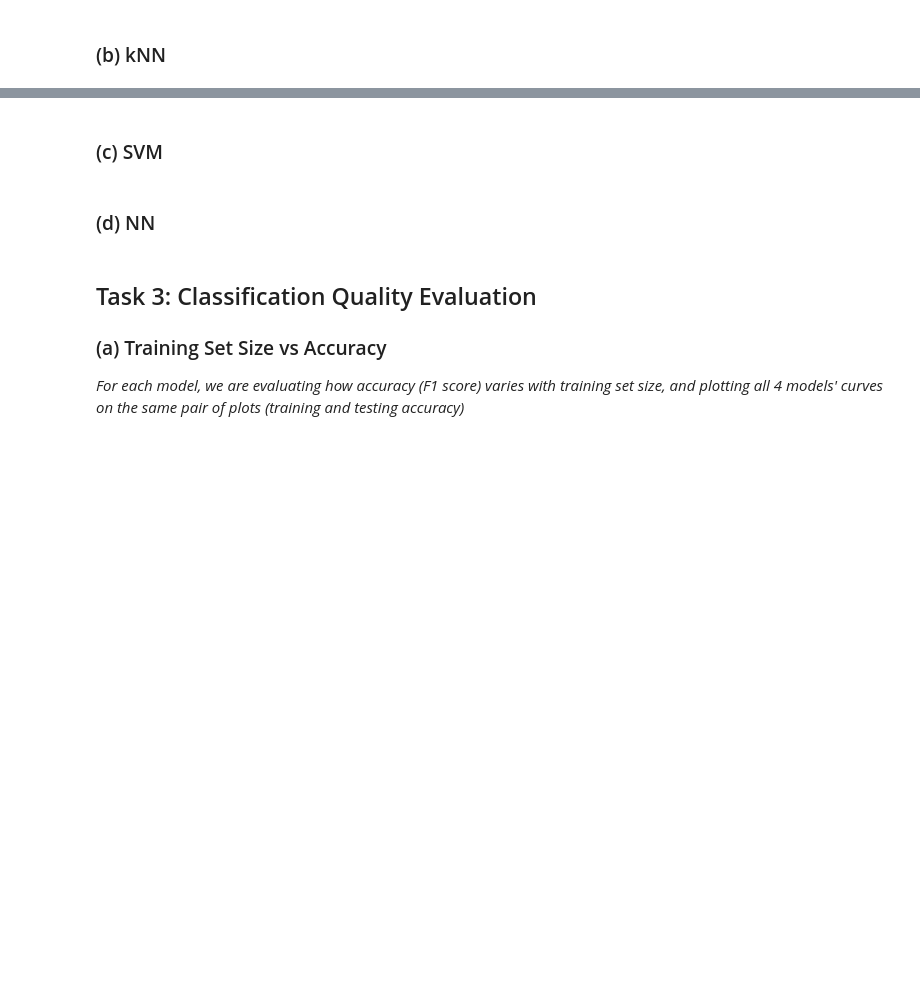
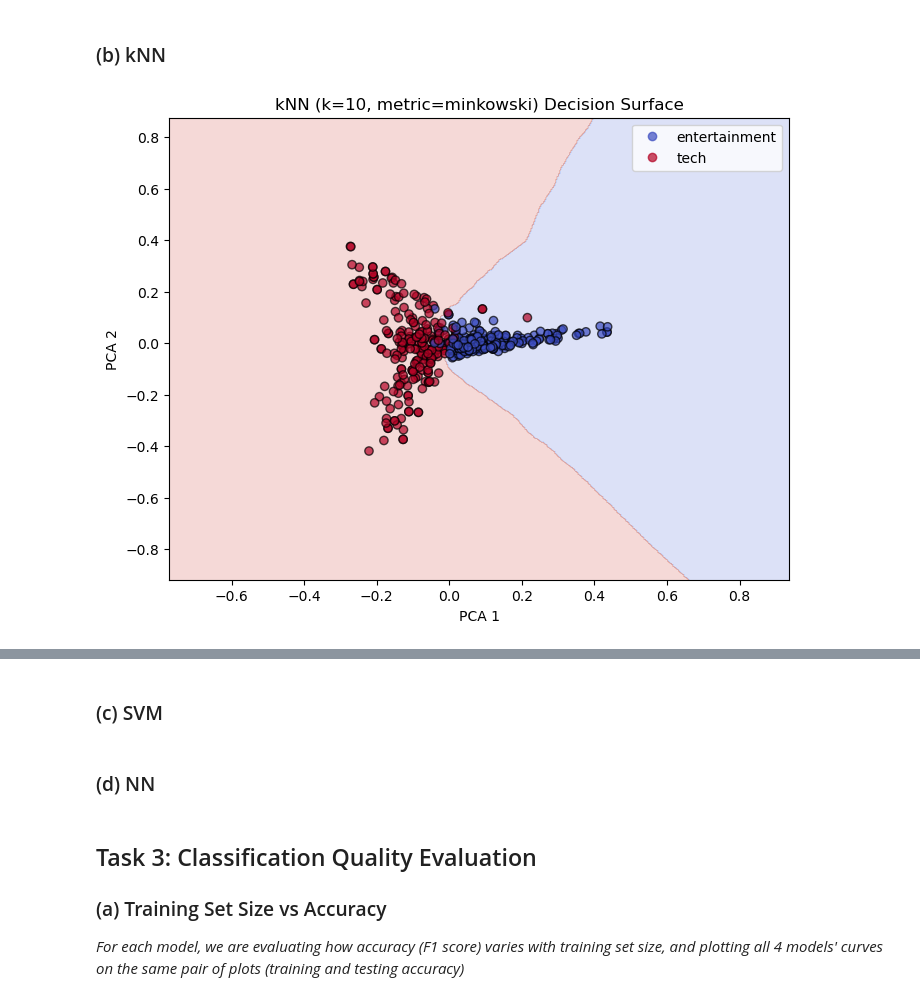
Before and after one commit to timsinyakov/361ass3, a Jupyter notebook: assignment3.ipynb, the cells around one changed output, grey strips where cells are left out. Drawn from its saved outputs; the diff is of its cells as text; code cells hidden in the pictures; blank space fills up the shorter version.

```diff
--- a/assignment3.ipynb
+++ b/assignment3.ipynb
@@ -176,3 +253,51 @@ The final plot shows the distribution of articles by class. The dataset is almos
 ### (b) kNN
 # %%
 # Code goes here
+from sklearn.neighbors import KNeighborsClassifier
+from sklearn.decomposition import PCA
+from sklearn.preprocessing import LabelEncoder
+
+# Set-up TF-IDF features and labels
+X = X_tfidf
+y = df['Category']
+#print(X)
+#print(y)
+# Label encode y for plotting
+le = LabelEncoder()
+y_num = le.fit_transform(y) # 'tech' => 1, 'entertainment' => 0
+#print(y_num)
+
+# Dimension reduction for visualization: reduce to 2D using PCA
+pca = PCA(n_components=2)
+X_pca = pca.fit_transform(X.toarray())
+
+# kNN on PCA projection
+k = 10 # k is chosen manually for now
+knn = KNeighborsClassifier(n_neighbors=k, metric='minkowski')
+knn.fit(X_pca, y_num)
+
+# Create mesh
+x_min, x_max = X_pca[:, 0].min() - .5, X_pca[:, 0].max() + .5
+y_min, y_max = X_pca[:, 1].min() - .5, X_pca[:, 1].max() + .5
+xx, yy = np.meshgrid(np.linspace(x_min, x_max, 500), # mesh grit
+                     np.linspace(y_min, y_max, 500))
+Z = knn.predict(np.c_[xx.ravel(), yy.ravel()]) # predict on mesh grid
+Z = Z.reshape(xx.shape)
+
+# Plotting
+plt.figure(figsize=(8,6))
+plt.contourf(xx, yy, Z, alpha=0.2, cmap=plt.cm.coolwarm) # fill background colour according to predictions
+scatter = plt.scatter(X_pca[:, 0], X_pca[:, 1], c=y_num,
+                      cmap=plt.cm.coolwarm, edgecolor='k', alpha=0.7) # plot points coloured by class
+
+plt.xlabel('PCA 1')
+plt.ylabel('PCA 2')
+plt.title(f'kNN (k={k}, metric={metric}) Decision Surface')
+label_vals = np.unique(y_num)
+plt.legend(
+    handles=scatter.legend_elements()[0],
+    labels=[le.classes_[i] for i in label_vals]
+)
+plt.show()
+# %% [output]
+[figure, added]
```
Also changed, not shown: parts of 5 cells of this notebook.
